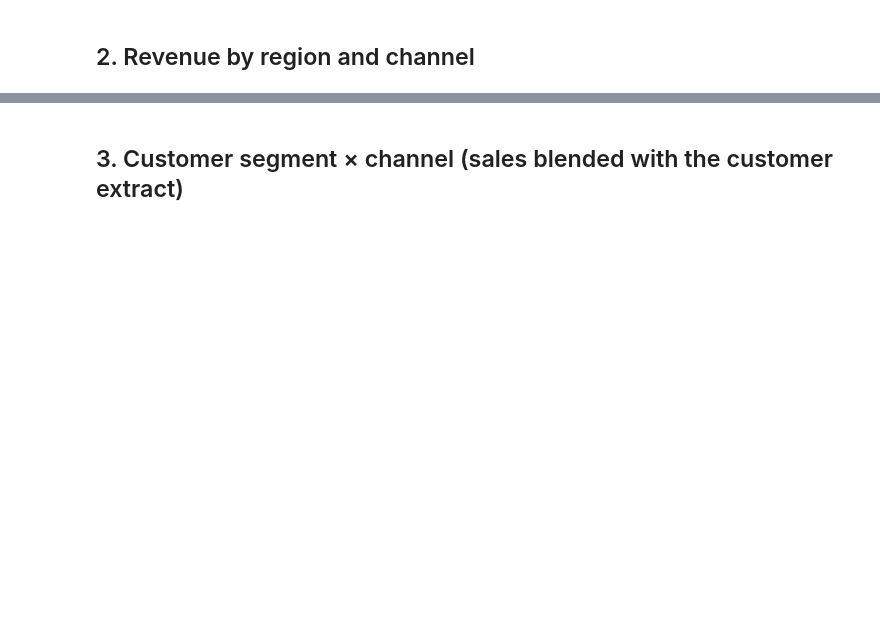
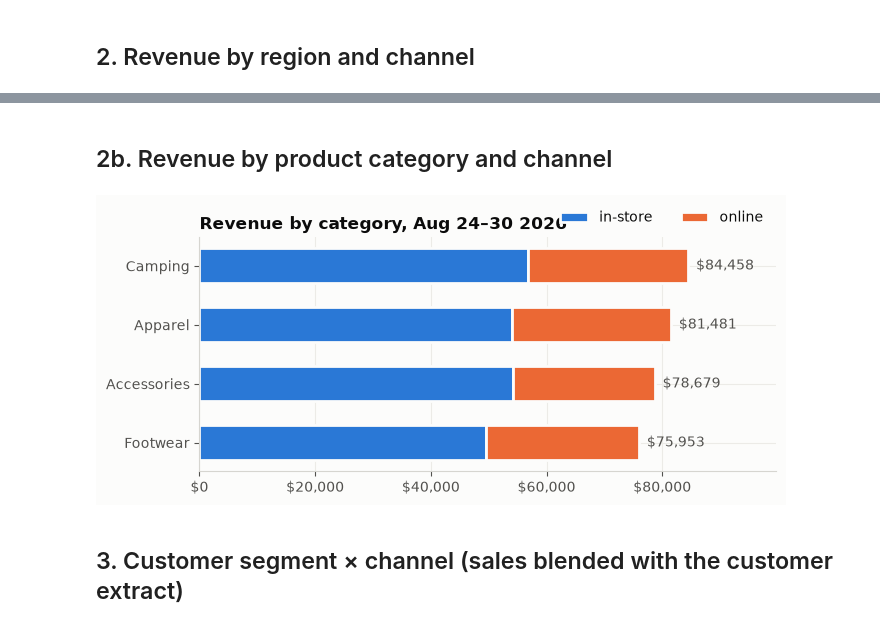
Before and after one commit to sukruthasrirangam/thornquist-data-lake-SR, a Jupyter notebook: notebook/dashboard.ipynb, the cells around one changed output, grey strips where cells are left out. Cells and saved outputs as stored; diff of their text form; code cells hidden in the pictures; blank space fills up the shorter version.

```diff
--- a/notebook/dashboard.ipynb
+++ b/notebook/dashboard.ipynb
@@ -100,3 +110,27 @@ fig.tight_layout(); fig.savefig("chart_2_region.png", dpi=150); plt.show()
+# %% [markdown]
+## 2b. Revenue by product category and channel
+# %%
+category = query("q_category_channel", """
+SELECT category, channel, ROUND(SUM(line_amount), 2) AS revenue
+FROM thornquist_curated.sales_fact GROUP BY category, channel""")
+cat = category.pivot(index="category", columns="channel", values="revenue").fillna(0)
+cat = cat.loc[cat.sum(axis=1).sort_values().index]
+
+fig, ax = plt.subplots(figsize=(7, 3.2))
+left = 0
+for ch in ["in-store", "online"]:
+    ax.barh(cat.index, cat[ch], left=left, color=CHANNEL_COLOURS[ch], label=ch,
+            edgecolor="#fcfcfb", linewidth=2, height=0.6)
+    left = left + cat[ch]
+for y, total in enumerate(cat.sum(axis=1)):
+    ax.text(total, y, f"  ${total:,.0f}", va="center", color="#52514e")
+ax.xaxis.set_major_formatter(money)
+ax.set_xlim(0, cat.sum(axis=1).max() * 1.18)
+ax.set_title("Revenue by category, Aug 24–30 2026")
+ax.legend(loc="lower right", bbox_to_anchor=(1, 1.0), ncol=2)
+fig.tight_layout(); fig.savefig("chart_7_category.png", dpi=150); plt.show()
+# %% [output]
+[figure, added]
 # %% [markdown]
 ## 3. Customer segment × channel (sales blended with the customer extract)
 # %%
```
Also changed, not shown: parts of 7 cells of this notebook, 1 other file.
